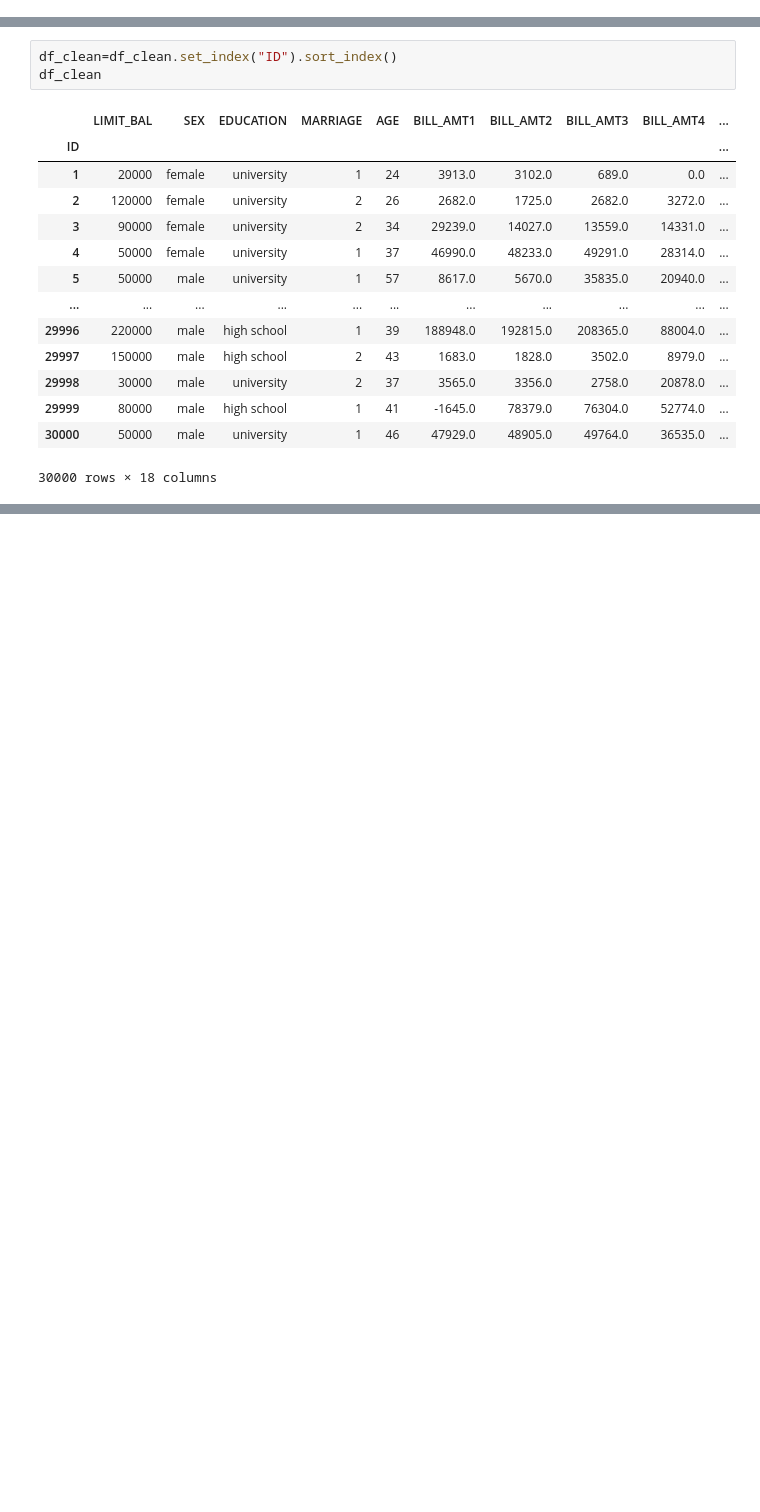
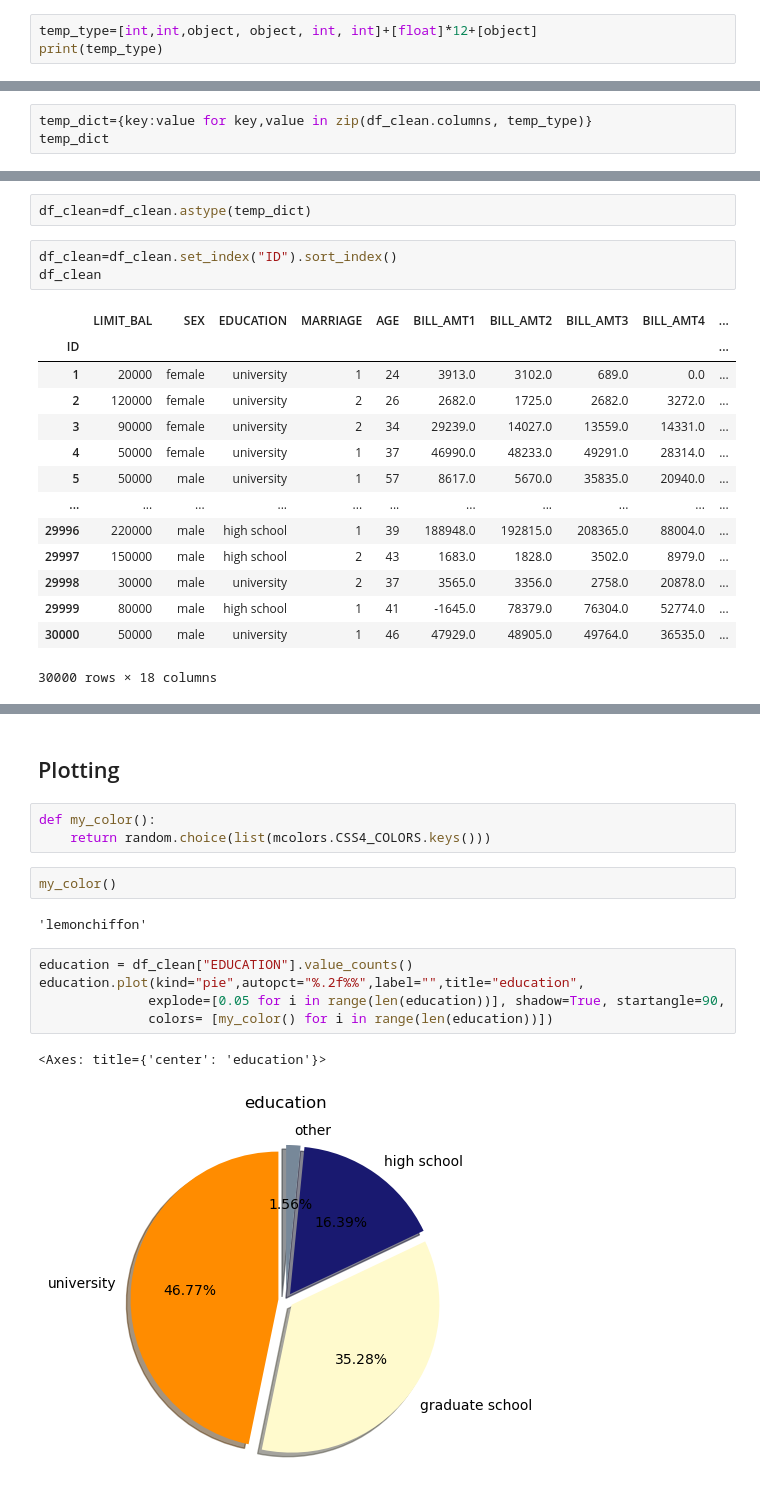
Before and after one commit to manalbayoumi/Project-4, a Jupyter notebook: Project 4 Loan_Defaulter Machine Learning.ipynb, the cells around one changed output, grey strips where cells are left out. Cells and saved outputs as stored; diff of their text form; blank space fills up the shorter version.

```diff
--- a/Project 4 Loan_Defaulter Machine Learning.ipynb
+++ b/Project 4 Loan_Defaulter Machine Learning.ipynb
@@ -168,0 +167,3 @@ df_clean.iloc[:,[0,1,4,5]]=df_clean.iloc[:,[0,1,4,5]].astype(int)
+# %%
+temp_type=[int,int,object, object, int, int]+[float]*12+[object]
+print(temp_type)
@@ -168,0 +172,3 @@ df_clean.iloc[:,[0,1,4,5]]=df_clean.iloc[:,[0,1,4,5]].astype(int)
+# %%
+temp_dict={key:value for key,value in zip(df_clean.columns, temp_type)}
+temp_dict
@@ -169,3 +195,5 @@ df_clean.iloc[:,[0,1,4,5]]=df_clean.iloc[:,[0,1,4,5]].astype(int)
+# %%
+df_clean=df_clean.astype(temp_dict)
 # %%
 df_clean=df_clean.set_index("ID").sort_index()
 df_clean
@@ -209 +237,18 @@ default payment next month    object
 dtype: object
+# %% [markdown]
+## Plotting
+# %%
+def my_color():
+    return random.choice(list(mcolors.CSS4_COLORS.keys()))
+# %%
+my_color()
+# %% [output]
+'lemonchiffon'
+# %%
+education = df_clean["EDUCATION"].value_counts()
+education.plot(kind="pie",autopct="%.2f%%",label="",title="education",
+              explode=[0.05 for i in range(len(education))], shadow=True, startangle=90,
+              colors= [my_color() for i in range(len(education))])
+# %% [output]
+<Axes: title={'center': 'education'}>
+[figure, added]
```
Also changed, not shown: parts of 27 cells of this notebook.
